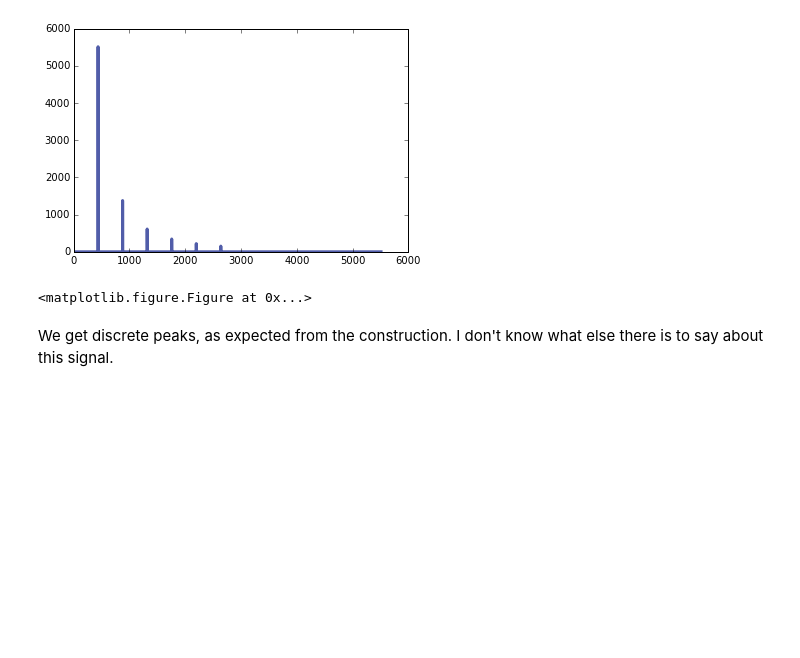
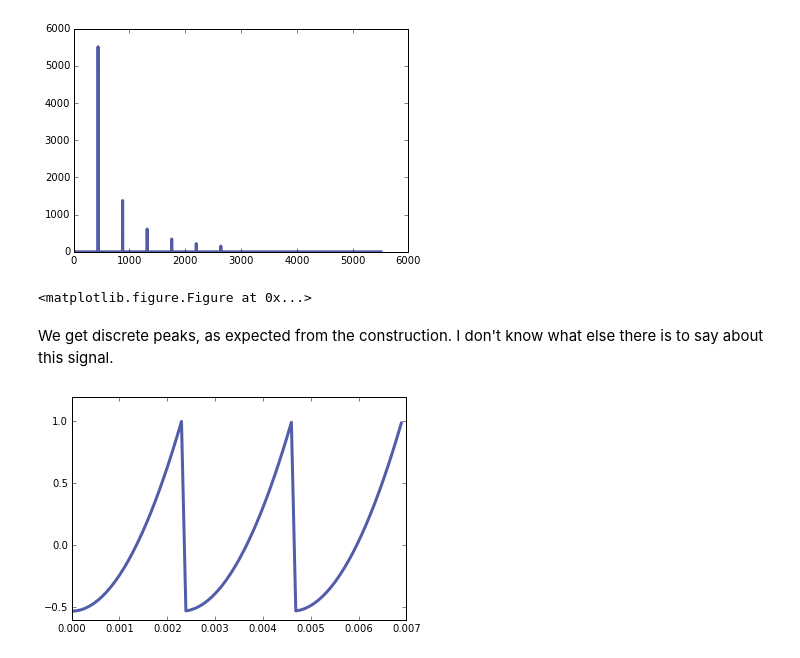
Before and after one commit to sabumjung/ThinkDSP, a Jupyter notebook: code/ps01.ipynb, the cells around one changed output. Drawn from its saved outputs; the diff is of its cells as text; code cells hidden in the pictures; blank space fills up the shorter version.

Commit message:
checked against parabolic and glottal

```diff
--- a/code/ps01.ipynb
+++ b/code/ps01.ipynb
@@ -285,3 +285,10 @@ thinkdsp.thinkplot.show()
 <matplotlib.figure.Figure at 0x...>
 # %% [markdown]
 We get discrete peaks, as expected from the construction.  I don't know what else there is to say about this signal.
+# %%
+parabolic_sig = thinkdsp.ParabolicSignal(freq = 440, amp= 1, offset = 0)
+period = parabolic_sig.period
+para_wave = parabolic_sig.make_wave(duration = period*3)
+para_wave.plot()
+# %% [output]
+[figure, added]
```
Also changed, not shown: parts of 3 cells of this notebook.
